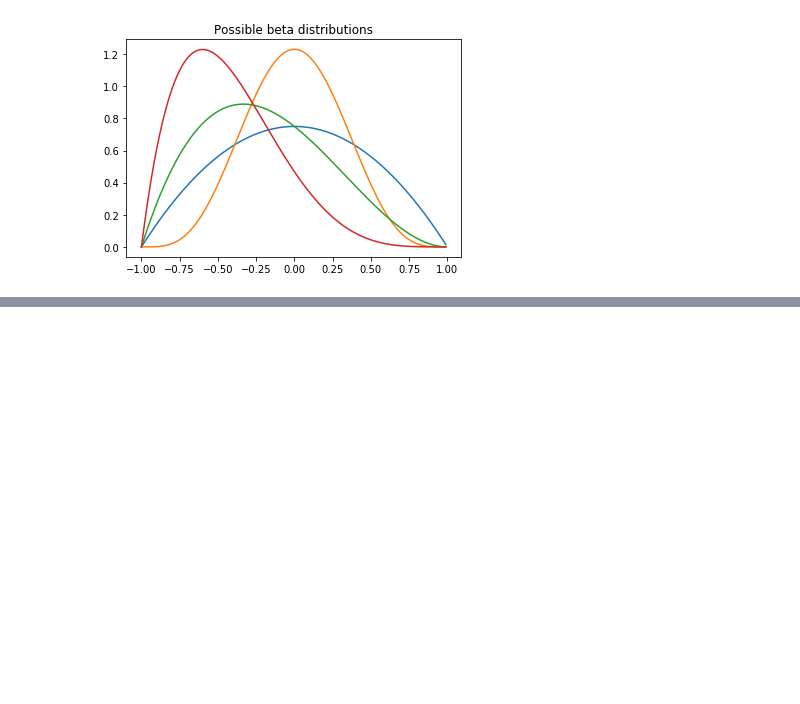
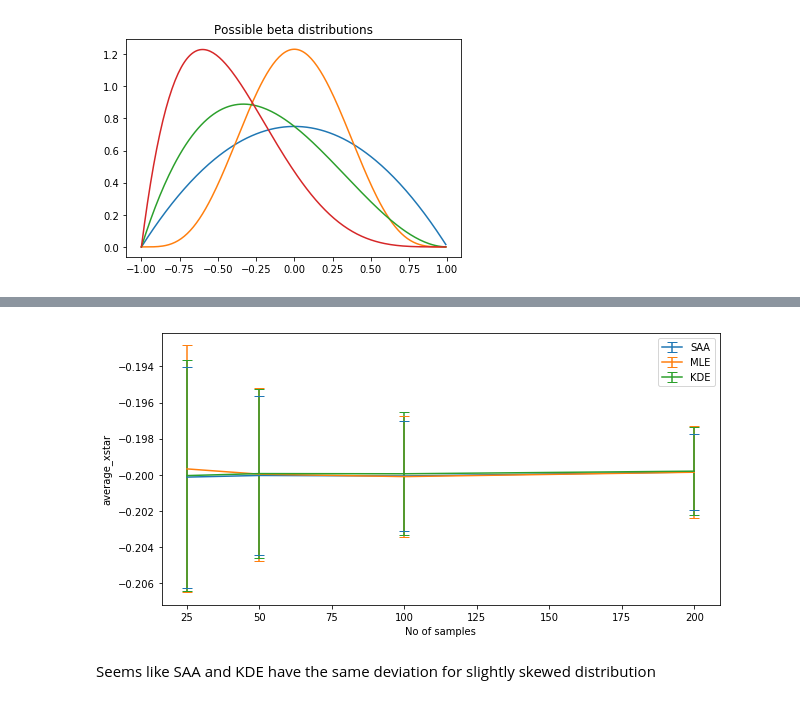
Before and after one commit to harrisonnguyen/stochastic_optimisation, a Jupyter notebook: MLE/investigating_different_beta_cost_functions.ipynb, the cells around one changed output, grey strips where cells are left out. Cells and saved outputs as stored; diff of their text form; code cells hidden in the pictures; blank space fills up the shorter version.

```diff
--- a/MLE/investigating_different_beta_cost_functions.ipynb
+++ b/MLE/investigating_different_beta_cost_functions.ipynb
@@ -97,0 +207,8 @@ fit_beta(Y4,50,x,'mle',floc=-1,fscale=2)
+# %%
+results2 = minimise_methods(Y2,f1_mean,N,n_iter)
+# %%
+plot_result(results2)
+# %% [output]
+[figure, added]
+# %% [markdown]
+Seems like SAA and KDE have the same deviation for slightly skewed distribution
```
Also changed, not shown: parts of 42 cells of this notebook.
